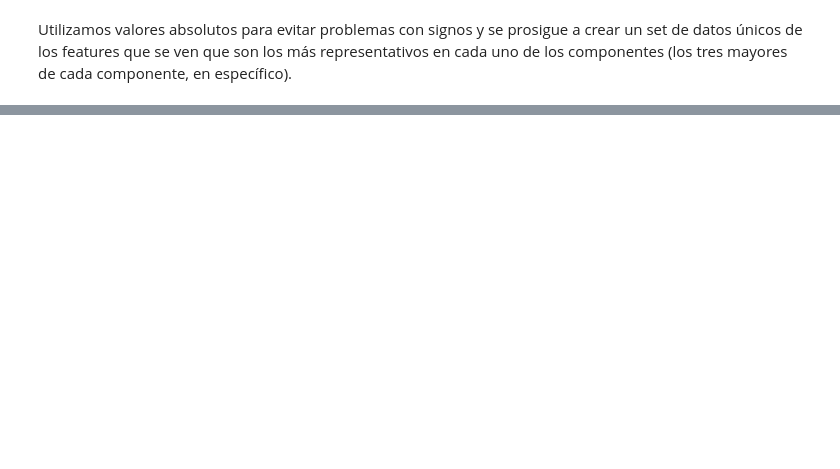
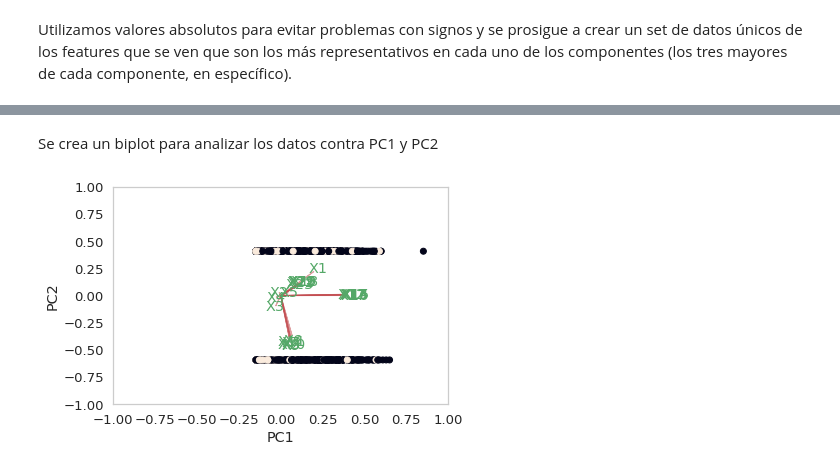
Before and after one commit to PosgradoMNA/actividades-del-projecto-equipo-141-mna, a Jupyter notebook: Actividad_de_semana_4.ipynb, the cells around one changed output, grey strips where cells are left out. Saved outputs shown, nothing was run; the diff lists cells and outputs as text; code cells hidden in the pictures; blank space fills up the shorter version.

Commit message:
Se arregla formato y se agrega biplot de Parte 1 Paso 3

```diff
--- a/Actividad_de_semana_4.ipynb
+++ b/Actividad_de_semana_4.ipynb
@@ -194 +197,35 @@ X1     0.004716
 dtype: float64
+# %% [markdown]
+Se crea un biplot para analizar los datos contra PC1 y PC2
+# %%
+pca_y = y[y.index.isin(pca_df.index)]
+# %%
+"""
+
+Función "biplot" basada de: https://stackoverflow.com/questions/39216897/plot-pca-loadings-and-loading-in-biplot-in-sklearn-like-rs-autoplot
+
+"""
+
+def biplot(score, coeff, labels=None):
+    xs = score[:,0]
+    ys = score[:,1]
+    n = coeff.shape[0]
+    scalex = 1.0/(xs.max() - xs.min())
+    scaley = 1.0/(ys.max() - ys.min())
+    plt.scatter(xs * scalex, ys * scaley, c = pca_y)
+    for i in range(n):
+        plt.arrow(0, 0, coeff[i,0], coeff[i,1],color = 'r',alpha = 0.5)
+        if labels is None:
+            plt.text(coeff[i,0]* 1.15, coeff[i,1] * 1.15, "X"+str(i+1), color = 'g', ha = 'center', va = 'center')
+        else:
+            plt.text(coeff[i,0]* 1.15, coeff[i,1] * 1.15, labels[i], color = 'g', ha = 'center', va = 'center')
+    plt.xlim(-1,1)
+    plt.ylim(-1,1)
+    plt.xlabel("PC{}".format(1))
+    plt.ylabel("PC{}".format(2))
+    plt.grid()
+
+biplot(preprocessing.scale(pca_df)[:,0:2], pcs.components_[0:2, :].transpose())
+plt.show()
+# %% [output]
+[figure, added]
```
Also changed, not shown: parts of 12 cells of this notebook.
